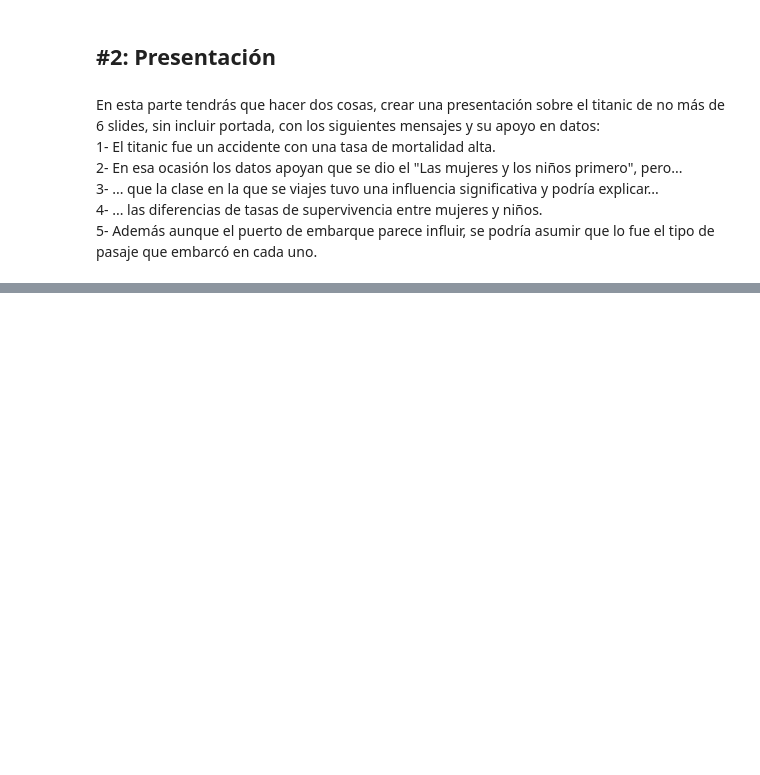
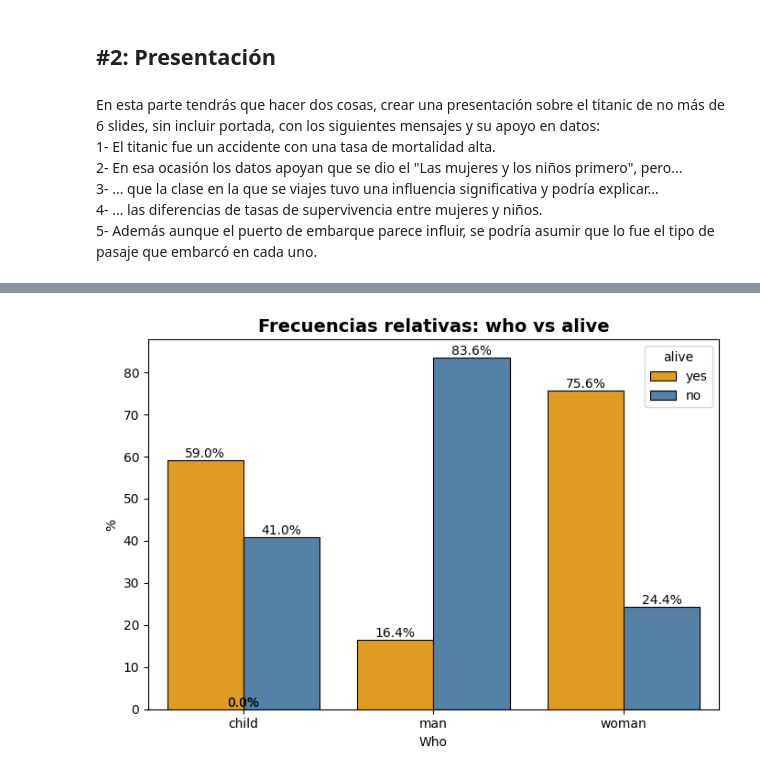
Before and after one commit to MHHsim/DS-Online-Marta-Harana, a Jupyter notebook: 03_Data_Analysis/Sprint_08/Unidad_02_Visualizacion_Avanzada_Seaborn/03_Practica_Obligatoria/18_Practica_Obligatoria_Visualizacion_Avanzada.ipynb, the cells around one changed output, grey strips where cells are left out. Drawn from its saved outputs; the diff is of its cells as text; code cells hidden in the pictures; blank space fills up the shorter version.

```diff
--- a/03_Data_Analysis/Sprint_08/Unidad_02_Visualizacion_Avanzada_Seaborn/03_Practica_Obligatoria/18_Practica_Obligatoria_Visualizacion_Avanzada.ipynb
+++ b/03_Data_Analysis/Sprint_08/Unidad_02_Visualizacion_Avanzada_Seaborn/03_Practica_Obligatoria/18_Practica_Obligatoria_Visualizacion_Avanzada.ipynb
@@ -151,0 +204,45 @@ En esta parte tendrás que hacer dos cosas, crear una presentación sobre el tit
+# %%
+### FRECUENCIAS RELATIVAS ENTRE VARIABLE CATEGÓRICA Y BINARIA
+
+variable_categorica = "who"
+variable_binaria    = "alive"
+df = df_titanic
+
+# Calcular tabla de porcentajes
+tabla = (
+    df.groupby(variable_categorica)[variable_binaria]
+      .value_counts(normalize=True)
+      .rename("porcentaje")
+      .mul(100)
+      .reset_index()
+)
+
+plt.figure(figsize=(7,5))
+
+ax = sns.barplot(
+    data=tabla,
+    x=variable_categorica,
+    y="porcentaje",
+    hue=variable_binaria,
+    palette=["orange", "steelblue"],
+    edgecolor="black",
+    linewidth=0.8
+)
+
+plt.title(f"Frecuencias relativas: {variable_categorica} vs {variable_binaria}",
+          fontsize=14, weight="bold")
+plt.ylabel("%")
+plt.xlabel(variable_categorica.capitalize())
+
+# --- Añadir números encima de cada barra ---
+for p in ax.patches:
+    valor = p.get_height()
+    ax.annotate(f"{valor:.1f}%",
+                (p.get_x() + p.get_width() / 2, valor),
+                ha='center', va='bottom',
+                fontsize=10)
+
+plt.tight_layout()
+plt.show()
+# %% [output]
+[figure, added]
```
Also changed, not shown: parts of 8 cells of this notebook, 1 other file.
